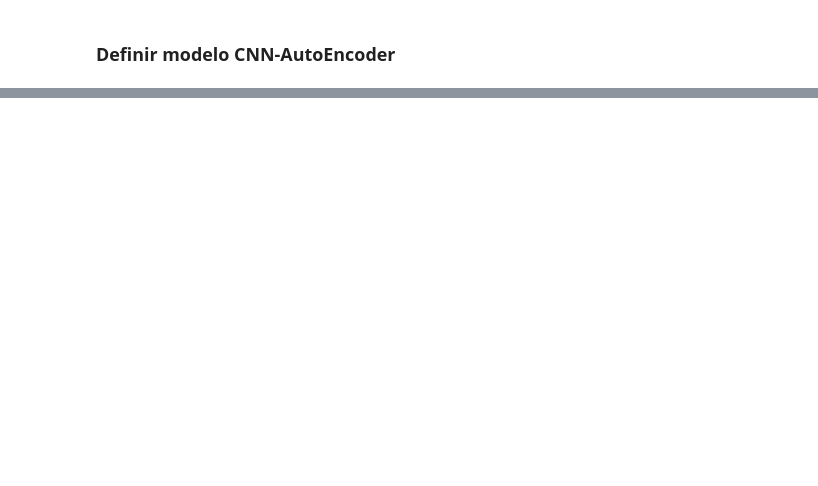
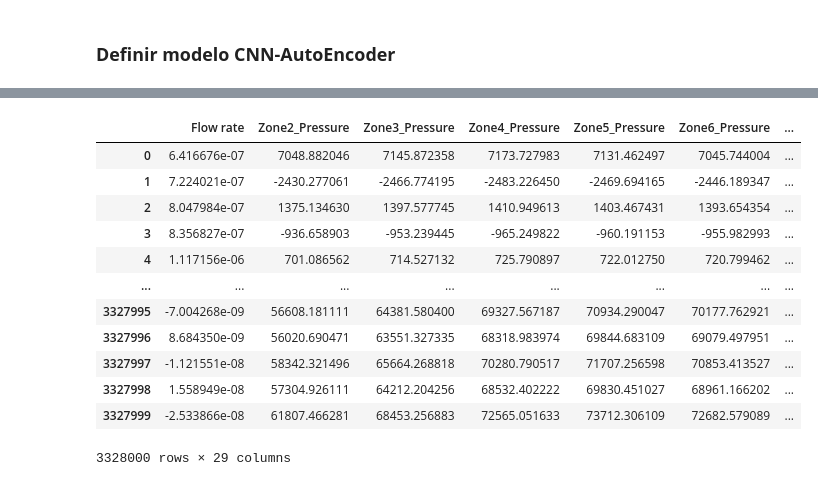
Before and after one commit to alokproc/aprendizaje_automatico_avanzado, a Jupyter notebook: 04_graded_lab/composite_cnn.ipynb, the cells around one changed output, grey strips where cells are left out. Drawn from its saved outputs; the diff is of its cells as text; code cells hidden in the pictures; blank space fills up the shorter version.

```diff
--- a/04_graded_lab/composite_cnn.ipynb
+++ b/04_graded_lab/composite_cnn.ipynb
@@ -86,0 +180,17 @@ _________________________________________________________________
+# %%
+test = pd.read_csv('Z:\\Descargas\\composite\\deepl\\test_incorrect_cnn.csv')
+test
+# %% [output]
+|  | Flow rate | Zone2_Pressure | Zone3_Pressure | Zone4_Pressure | Zone5_Pressure | Zone6_Pressure | ... |
+| 0 | 6.416676e-07 | 7048.882046 | 7145.872358 | 7173.727983 | 7131.462497 | 7045.744004 | ... |
+| 1 | 7.224021e-07 | -2430.277061 | -2466.774195 | -2483.226450 | -2469.694165 | -2446.189347 | ... |
+| 2 | 8.047984e-07 | 1375.134630 | 1397.577745 | 1410.949613 | 1403.467431 | 1393.654354 | ... |
+| 3 | 8.356827e-07 | -936.658903 | -953.239445 | -965.249822 | -960.191153 | -955.982993 | ... |
+| 4 | 1.117156e-06 | 701.086562 | 714.527132 | 725.790897 | 722.012750 | 720.799462 | ... |
+| ... | ... | ... | ... | ... | ... | ... | ... |
+| 3327995 | -7.004268e-09 | 56608.181111 | 64381.580400 | 69327.567187 | 70934.290047 | 70177.762921 | ... |
+| 3327996 | 8.684350e-09 | 56020.690471 | 63551.327335 | 68318.983974 | 69844.683109 | 69079.497951 | ... |
+| 3327997 | -1.121551e-08 | 58342.321496 | 65664.268818 | 70280.790517 | 71707.256598 | 70853.413527 | ... |
+| 3327998 | 1.558949e-08 | 57304.926111 | 64212.204256 | 68532.402222 | 69830.451027 | 68961.166202 | ... |
+| 3327999 | -2.533866e-08 | 61807.466281 | 68453.256883 | 72565.051633 | 73712.306109 | 72682.579089 | ... |
+3328000 rows × 29 columns
```
Also changed, not shown: parts of 14 cells of this notebook.
